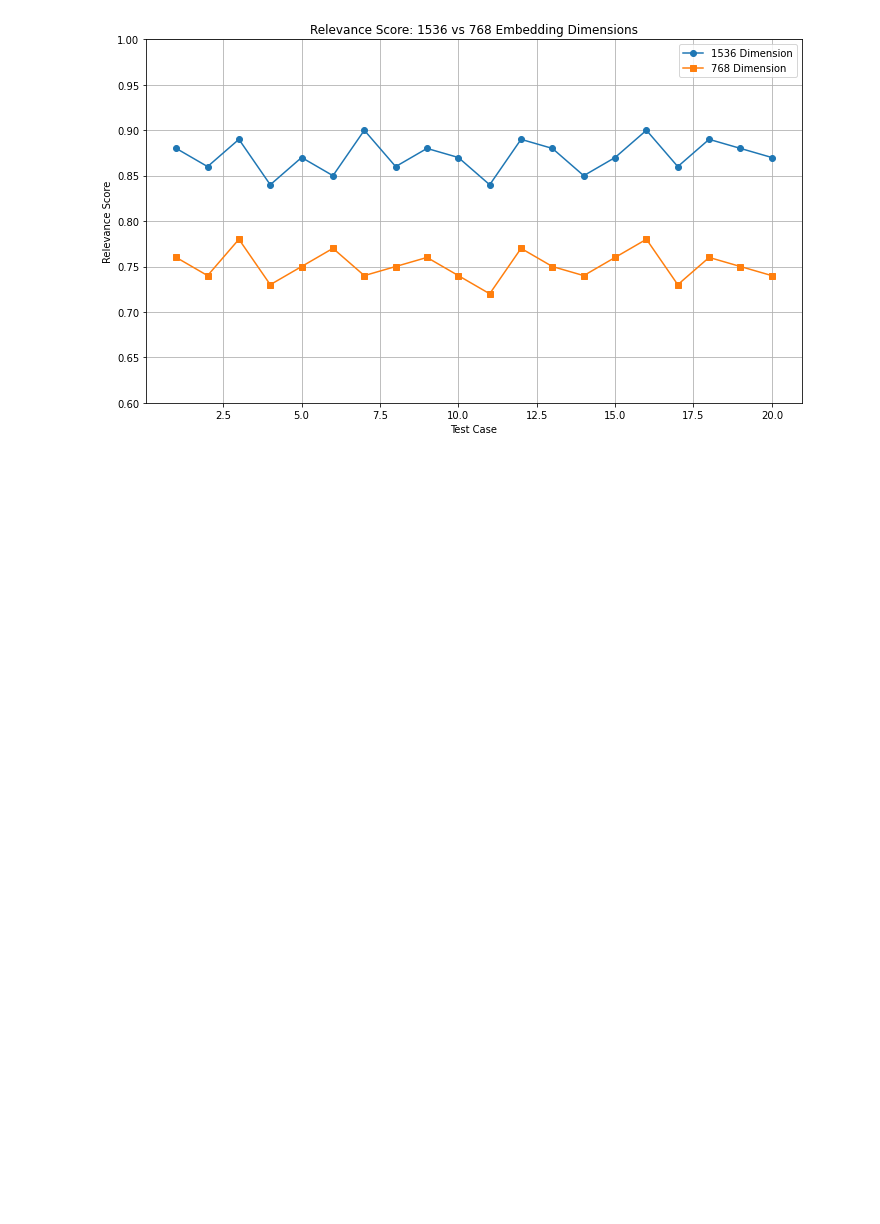
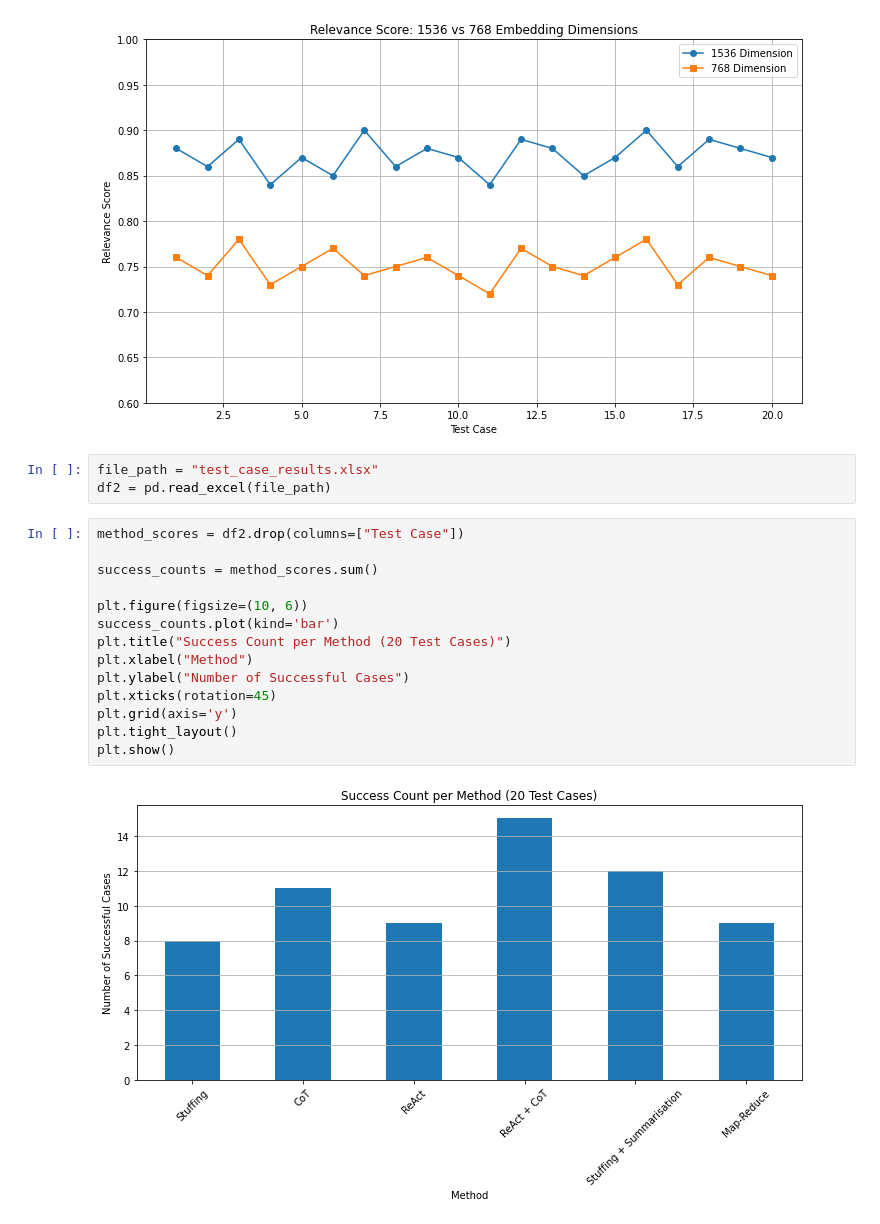
Before and after one commit to PatrickTHZ/NLP_Assignment_3, a Jupyter notebook: relavent_score_plot.ipynb, the cells around one changed output. Cells and saved outputs as stored; diff of their text form; blank space fills up the shorter version.

```diff
--- a/relavent_score_plot.ipynb
+++ b/relavent_score_plot.ipynb
@@ -18,3 +18,22 @@ plt.tight_layout()
 plt.show()
 # %% [output]
 [figure]
+# %%
+file_path = "test_case_results.xlsx"
+df2 = pd.read_excel(file_path)
+# %%
+method_scores = df2.drop(columns=["Test Case"])
+
+success_counts = method_scores.sum()
+
+plt.figure(figsize=(10, 6))
+success_counts.plot(kind='bar')
+plt.title("Success Count per Method (20 Test Cases)")
+plt.xlabel("Method")
+plt.ylabel("Number of Successful Cases")
+plt.xticks(rotation=45)
+plt.grid(axis='y')
+plt.tight_layout()
+plt.show()
+# %% [output]
+[figure, added]
```
Also changed, not shown: 3 other files.
